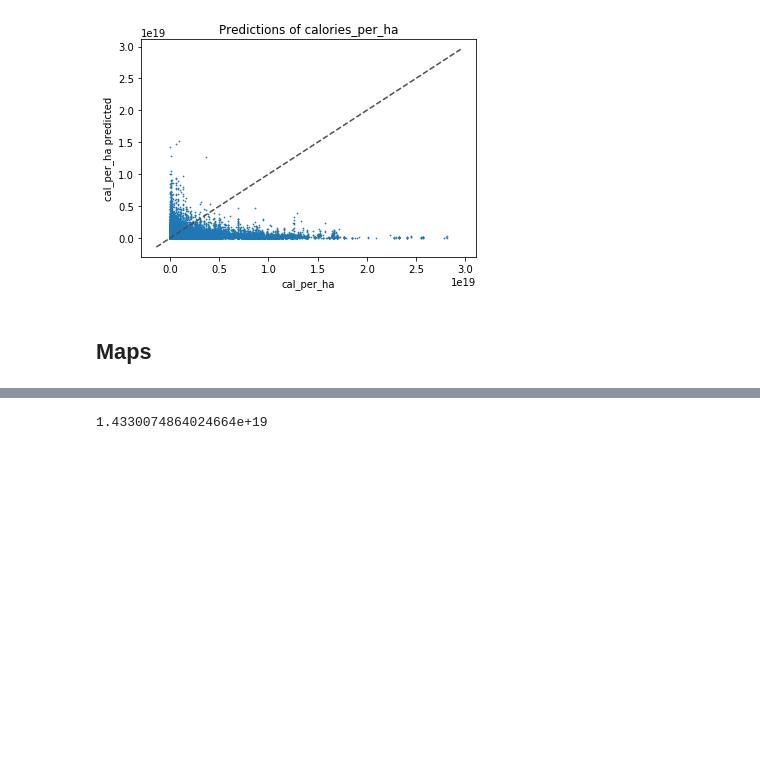
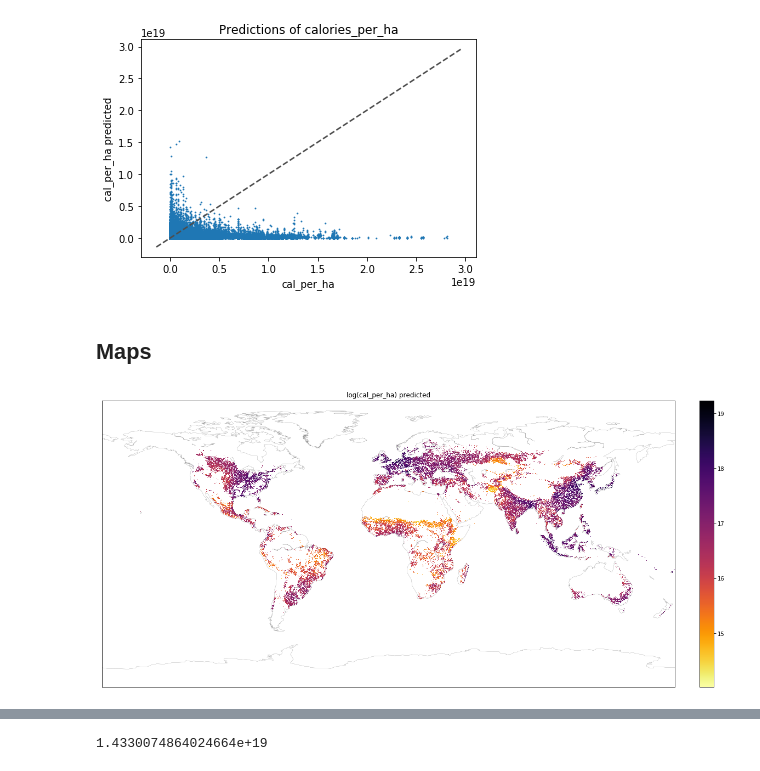
Before and after one commit to jandrewjohnson/ipbes_invest_crop_yield, a Jupyter notebook: v10 - Run model with new data.ipynb, the cells around one changed output, grey strips where cells are left out. Saved outputs shown, nothing was run; the diff lists cells and outputs as text; code cells hidden in the pictures; blank space fills up the shorter version.

```diff
--- a/v10 - Run model with new data.ipynb
+++ b/v10 - Run model with new data.ipynb
@@ -193,0 +230,5 @@ ax.plot(ax.get_xlim(), ax.get_xlim(), ls="--", c=".3");
+# %%
+visualize_data(compare,'log(cal_per_ha) predicted',colorscheme='sequential')
+               #savefig = '../ipbes_invest_crop_yield_project/output/Figures/Model_results/cal_per_ha--Linear_simplesubset.png')
+# %% [output]
+[figure, added]
```
Also changed, not shown: parts of 28 cells of this notebook, 3 other files.
